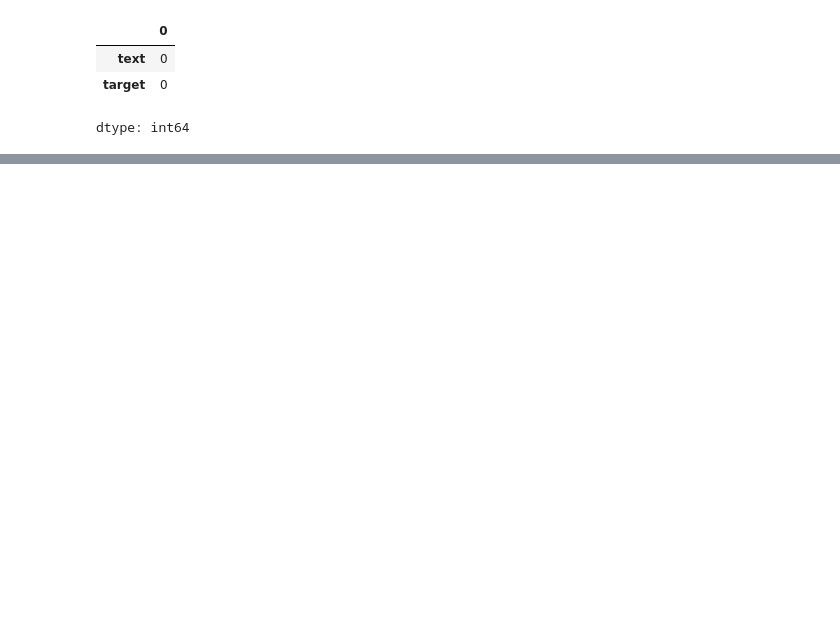
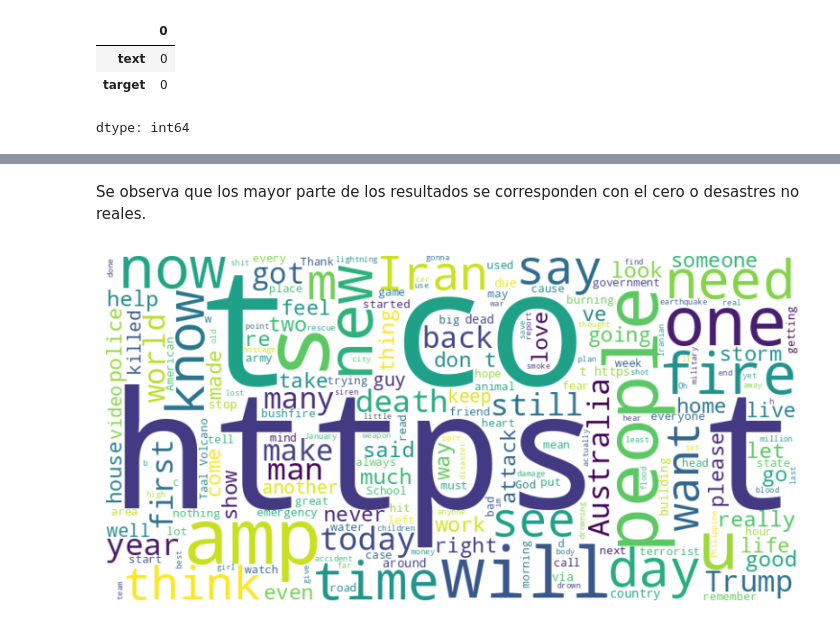
Before and after one commit to andresgabas/DSIII-, a Jupyter notebook: Proyecto_final_DS3.ipynb, the cells around one changed output, grey strips where cells are left out. Cells and saved outputs as stored; diff of their text form; code cells hidden in the pictures; blank space fills up the shorter version.

```diff
--- a/Proyecto_final_DS3.ipynb
+++ b/Proyecto_final_DS3.ipynb
@@ -90,0 +124,17 @@ dtype: int64
+# %% [markdown]
+Se observa que los mayor parte de los resultados se corresponden con el cero o desastres no reales.
+# %%
+# prompt: Create wordcloud graph with column text
+
+def wordcloud_graph(text):
+    wordcloud = WordCloud(width=800, height=400, background_color='white').generate(text)
+    plt.figure(figsize=(10, 5))
+    plt.imshow(wordcloud, interpolation='bilinear')
+    plt.axis('off')
+    plt.show()
+
+# Example usage with the 'text' column of your DataFrame
+text_combined = " ".join(df['text'].astype(str)) # Combine all text data into a single string
+wordcloud_graph(text_combined)
+# %% [output]
+[figure, added]
```
Also changed, not shown: parts of 30 cells of this notebook.
